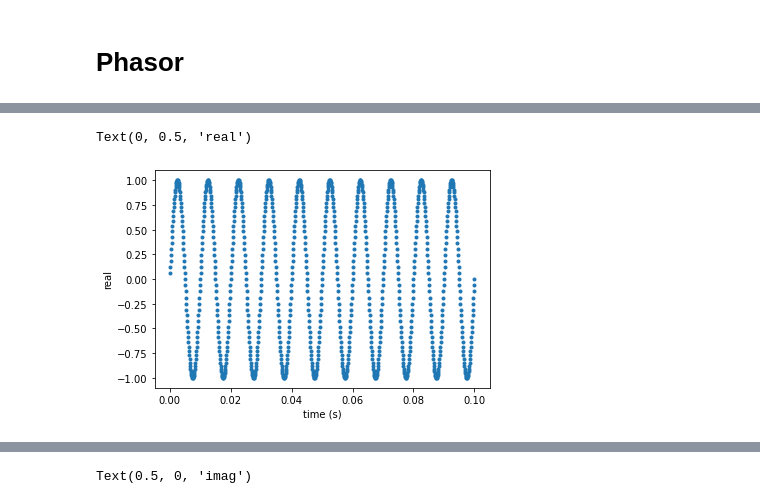
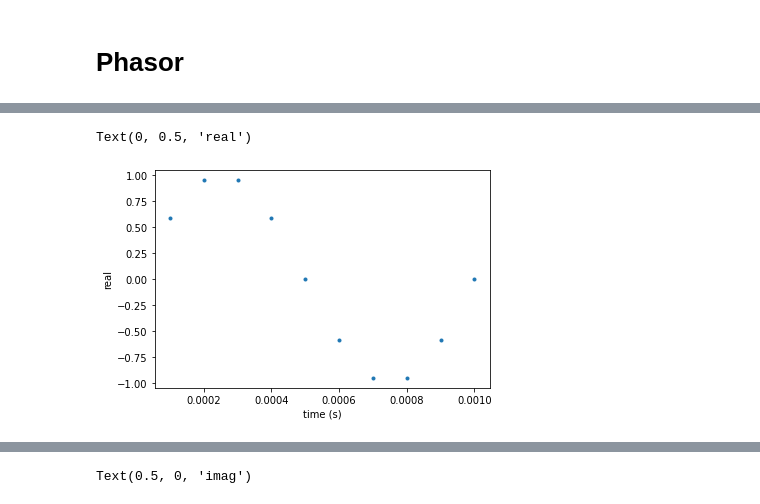
Before and after one commit to TaeYongGong/class2021Spring, a Jupyter notebook: sound_ipynb의_사본.ipynb, the cells around one changed output, grey strips where cells are left out. Cells and saved outputs as stored; diff of their text form; code cells hidden in the pictures.

```diff
--- a/sound_ipynb의_사본.ipynb
+++ b/sound_ipynb의_사본.ipynb
@@ -11,9 +111,10 @@ from scipy.signal import lfilter
 # %%
 # parameter setting
-amp = 1          # range [0.0, 1.0]
-sr = 10000       # sampling rate, Hz
+# -> 값만 다르게 바인딩하면 결과값(소리)가 달라진다.
+amp = 5         # range [0.0, 1.0] -> 소리의 크기
+sr = 10000       # sampling rate, Hz -> 얼마만큼 discrete하게 분석할 것인가?/1초에 어느정도의 정보를 담을 것인가?
 dur = 0.5        # in seconds
-freq = 100.0     # sine frequency, Hz
+freq = 1000.0     # sine frequency, Hz -> 1초에 반복이 몇번되는가?,소리의 높낮이
 # %%
 # generate time
 t = np.arange(1, sr * dur+1)/sr
@@ -26,12 +127,13 @@ s = np.sin(theta)
 # %%
 fig = plt.figure()
 ax = fig.add_subplot(111)
-ax.plot(t[0:1000], s[0:1000], '.')
+# ax.plot(theta, s, '.')
+ax.plot(t[0:10], s[0:10], '.')
 ax.set_xlabel('time (s)')
 ax.set_ylabel('real')
 # %% [output]
 Text(0, 0.5, 'real')
-[figure, old version]
+[figure, new version]
 # %%
 ipd.Audio(s, rate=sr)
 # %% [output]
```
Also changed, not shown: parts of 4 cells of this notebook.
